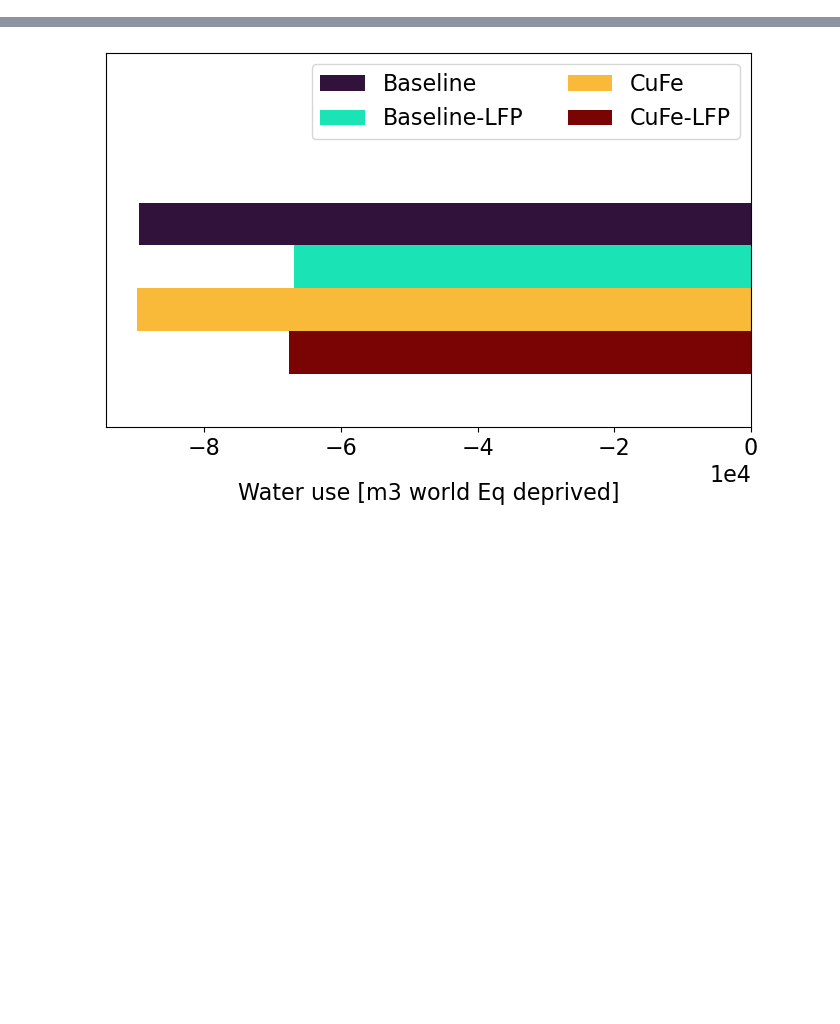
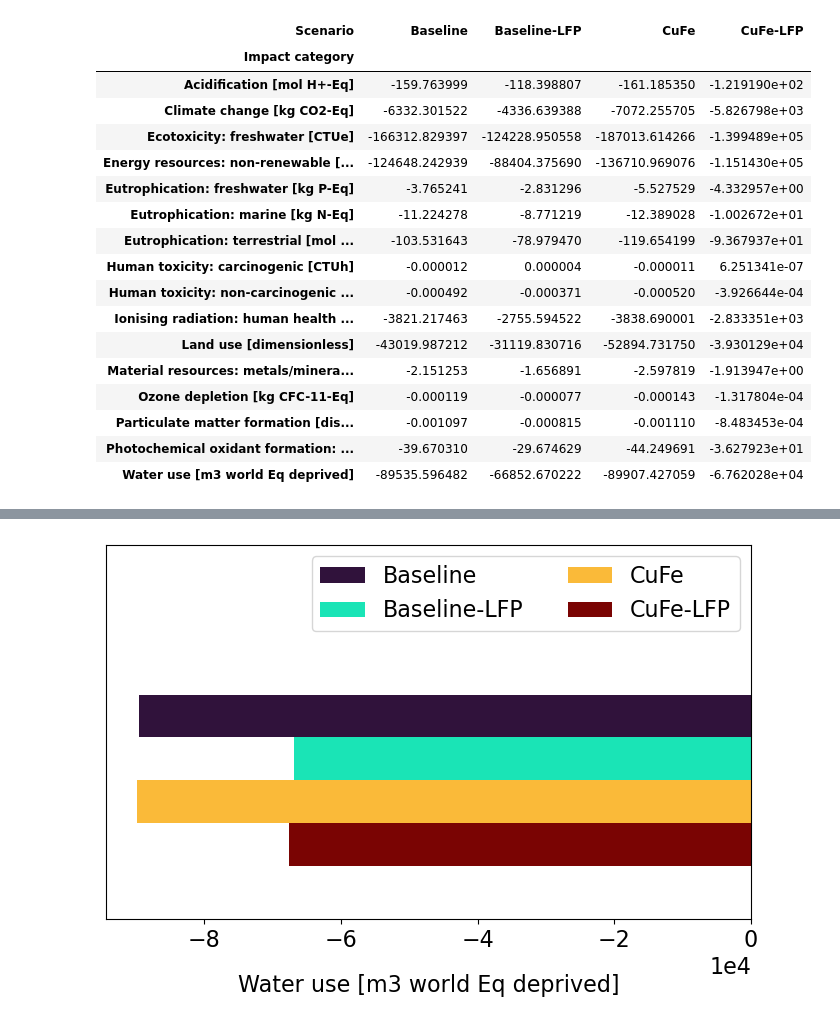
Before and after one commit to laphei/openlca-contributor, a Jupyter notebook: LCIA_graphs.ipynb, the cells around one changed output, grey strips where cells are left out. Drawn from its saved outputs; the diff is of its cells as text; code cells hidden in the pictures; blank space fills up the shorter version.

```diff
--- a/LCIA_graphs.ipynb
+++ b/LCIA_graphs.ipynb
@@ -40,4 +44,25 @@ for scenario in [Baseline, Baseline_LFP, CuFe, CuFe_LFP]:
     for i,row in scenario.iterrows():
         scenario.loc[i, 'Impact category'] = row['Impact category'] + ' [' + row['Reference unit'] + ']'
     scenario.drop('Reference unit', axis=1, inplace=True)
+# %%
+pivot_df
+# %% [output]
+| Scenario | Baseline | Baseline-LFP | CuFe | CuFe-LFP |
+| Impact category |  |  |  |  |
+| Acidification [mol H+-Eq] | -159.763999 | -118.398807 | -161.185350 | -1.219190e+02 |
+| Climate change [kg CO2-Eq] | -6332.301522 | -4336.639388 | -7072.255705 | -5.826798e+03 |
+| Ecotoxicity: freshwater [CTUe] | -166312.829397 | -124228.950558 | -187013.614266 | -1.399489e+05 |
+| Energy resources: non-renewable [... | -124648.242939 | -88404.375690 | -136710.969076 | -1.151430e+05 |
+| Eutrophication: freshwater [kg P-Eq] | -3.765241 | -2.831296 | -5.527529 | -4.332957e+00 |
+| Eutrophication: marine [kg N-Eq] | -11.224278 | -8.771219 | -12.389028 | -1.002672e+01 |
+| Eutrophication: terrestrial [mol ... | -103.531643 | -78.979470 | -119.654199 | -9.367937e+01 |
+| Human toxicity: carcinogenic [CTUh] | -0.000012 | 0.000004 | -0.000011 | 6.251341e-07 |
+| Human toxicity: non-carcinogenic ... | -0.000492 | -0.000371 | -0.000520 | -3.926644e-04 |
+| Ionising radiation: human health ... | -3821.217463 | -2755.594522 | -3838.690001 | -2.833351e+03 |
+| Land use [dimensionless] | -43019.987212 | -31119.830716 | -52894.731750 | -3.930129e+04 |
+| Material resources: metals/minera... | -2.151253 | -1.656891 | -2.597819 | -1.913947e+00 |
+| Ozone depletion [kg CFC-11-Eq] | -0.000119 | -0.000077 | -0.000143 | -1.317804e-04 |
+| Particulate matter formation [dis... | -0.001097 | -0.000815 | -0.001110 | -8.483453e-04 |
+| Photochemical oxidant formation: ... | -39.670310 | -29.674629 | -44.249691 | -3.627923e+01 |
+| Water use [m3 world Eq deprived] | -89535.596482 | -66852.670222 | -89907.427059 | -6.762028e+04 |
 # %%
```
Also changed, not shown: parts of 6 cells of this notebook.
